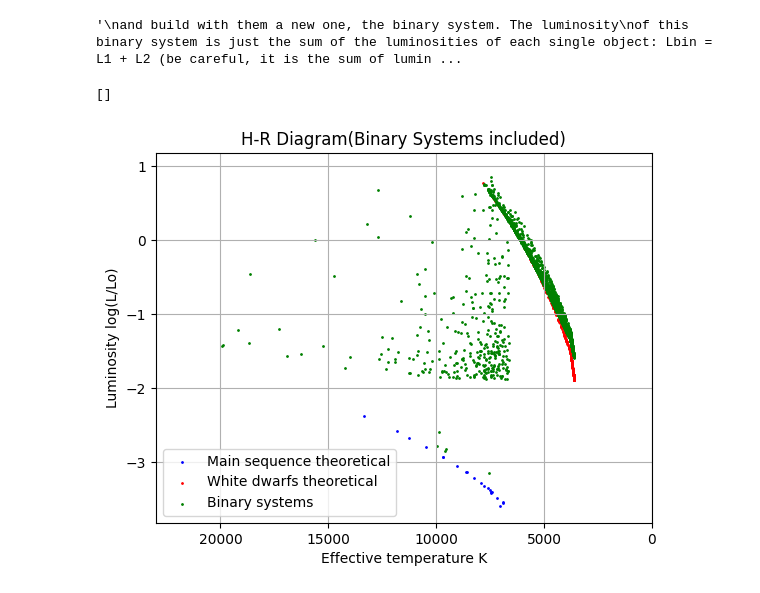
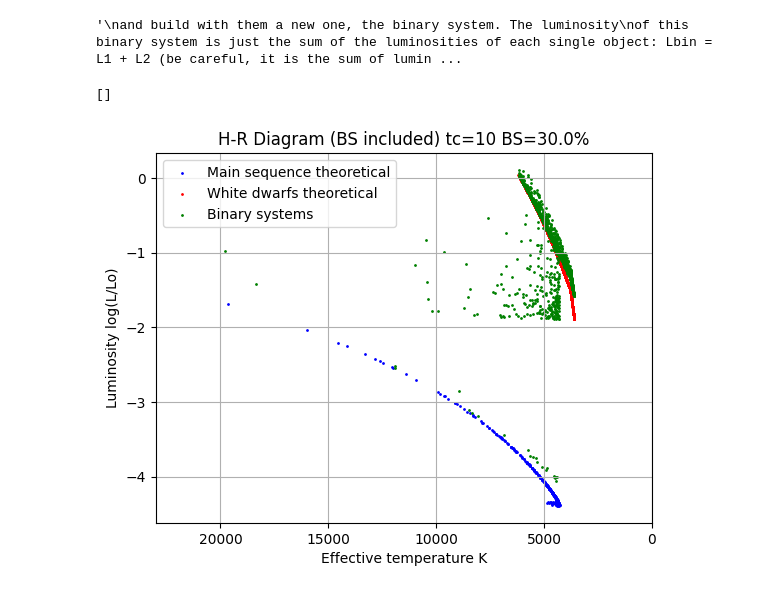
Before and after one commit to juanpabloidarraga/Computational-Astrophysics-Repository, a Jupyter notebook: Computational_Astro/Programs/Project 1. Population Synthesis.ipynb, the cells around one changed output. Drawn from its saved outputs; the diff is of its cells as text; code cells hidden in the pictures.

```diff
--- a/Computational_Astro/Programs/Project 1. Population Synthesis.ipynb
+++ b/Computational_Astro/Programs/Project 1. Population Synthesis.ipynb
@@ -6,7 +6,7 @@ import matplotlib.pyplot as plt
 
 # Parameters
 N = 10000# number of objects
-t_cluster = 3 #cluster age in giga-years
+t_cluster = 10 #cluster age in giga-years
 
 
 # Contants
@@ -358,8 +358,8 @@ M_total =  np.concatenate((M_ms, M_wd))
 L_total = np.concatenate((L_ms, L_wd))
 T_total = np.concatenate((T_ms, L_wd))
 
-
-num_Bin = int(0.3*N) # Cuantos sistemas binarios quiero
+per = 0.15
+num_Bin = int(per*N) # Cuantos sistemas binarios quiero
 
 # values of binary systems
 l_M_B = [] # lista de masa de binarias
@@ -431,30 +431,30 @@ Teff,bin = max(Teff,1, Teff,2).
 # %%
 # Graficar con sistemas binarios
 fig, ax = plt.subplots()
 
-ax.set_title('H-R Diagram(Binary Systems included)')
+ax.set_title(f'H-R Diagram (BS included) tc={t_cluster} BS={200*per}%')
 ax.set_ylabel("Luminosity log(L/Lo)")
 ax.grid()
 
 
 
 ax.set_xlabel("Effective temperature K")
 ax.invert_xaxis()
 ax.set_xlim(23000 , 0)
 
 log_L_ms = np.log10(L_ms)
 log_L_wd = np.log10(L_wd)
 log_L_bs = np.log10(L_bs)
 
 #ax.scatter(real_T_ms , real_log_L_ms, s=1)
 #ax.scatter(real_T_wd, real_log_L_wd, s=1)
 ax.scatter(T_wd, log_L_wd, s=1, color='blue', label="Main sequence theoretical")
 ax.scatter(T_ms , log_L_ms, s=1, color='red', label="White dwarfs theoretical")
 ax.scatter(T_bs, log_L_bs, s=1, color='green', label="Binary systems")
 
 plt.legend()
 
 ax.plot()
 # %% [output]
 []
-[figure, old version]
+[figure, new version]
```
Also changed, not shown: parts of 6 cells of this notebook.
